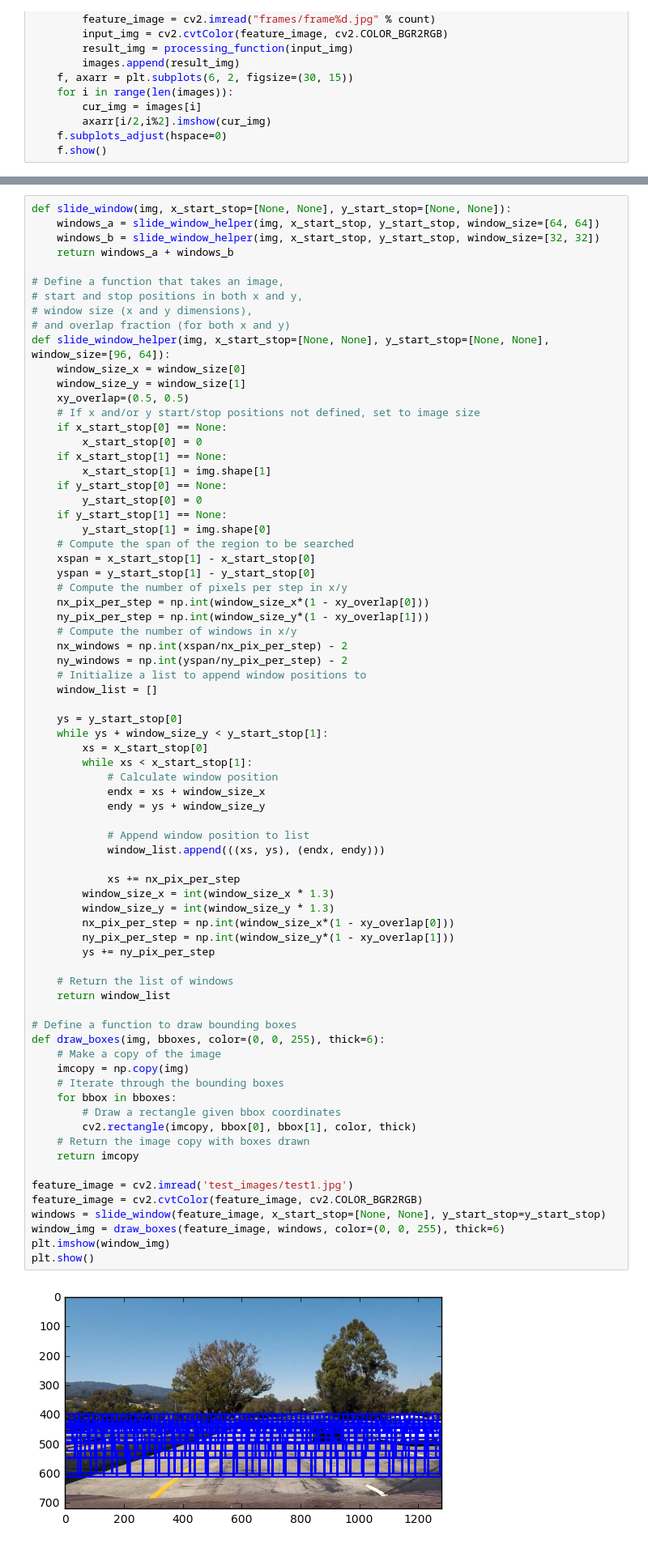
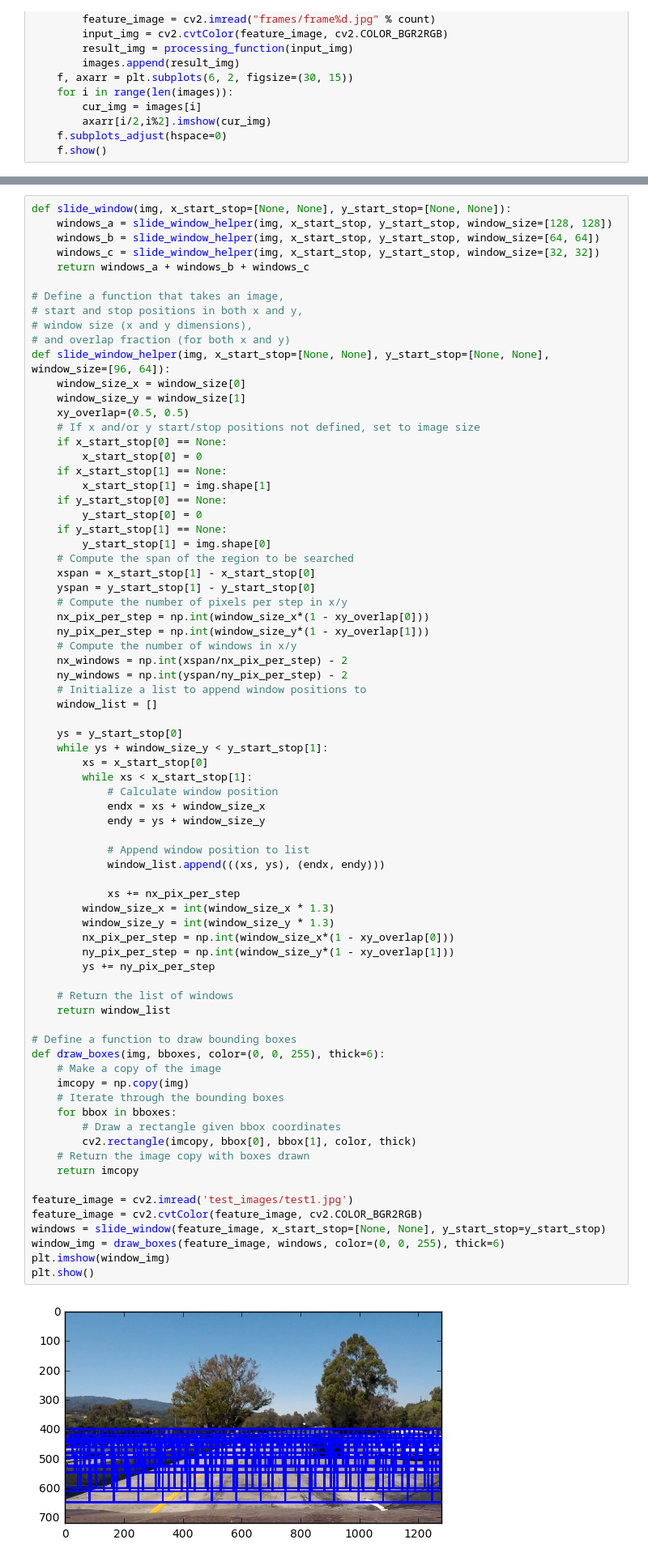
Before and after one commit to ckirksey3/vehicle-detection-with-svm, a Jupyter notebook: VehicleDetection.ipynb, the cells around one changed output, grey strips where cells are left out. Shown at 81% size. Drawn from its saved outputs; the diff is of its cells as text.

```diff
--- a/VehicleDetection.ipynb
+++ b/VehicleDetection.ipynb
@@ -338,8 +338,9 @@ Ultimately I searched on two scales using RGB 3-channel HOG features plus spatia
 # %%
 def slide_window(img, x_start_stop=[None, None], y_start_stop=[None, None]):
-    windows_a = slide_window_helper(img, x_start_stop, y_start_stop, window_size=[64, 64])
-    windows_b = slide_window_helper(img, x_start_stop, y_start_stop, window_size=[32, 32])
-    return windows_a + windows_b
+    windows_a = slide_window_helper(img, x_start_stop, y_start_stop, window_size=[128, 128])
+    windows_b = slide_window_helper(img, x_start_stop, y_start_stop, window_size=[64, 64])
+    windows_c = slide_window_helper(img, x_start_stop, y_start_stop, window_size=[32, 32])
+    return windows_a + windows_b + windows_c
 
 # Define a function that takes an image,
 # start and stop positions in both x and y,
@@ -382,34 +383,34 @@ def slide_window_helper(img, x_start_stop=[None, None], y_start_stop=[None, None
             window_list.append(((xs, ys), (endx, endy)))
 
             xs += nx_pix_per_step
         window_size_x = int(window_size_x * 1.3)
         window_size_y = int(window_size_y * 1.3)
         nx_pix_per_step = np.int(window_size_x*(1 - xy_overlap[0]))
         ny_pix_per_step = np.int(window_size_y*(1 - xy_overlap[1]))
         ys += ny_pix_per_step
 
     # Return the list of windows
     return window_list
 
 # Define a function to draw bounding boxes
 def draw_boxes(img, bboxes, color=(0, 0, 255), thick=6):
     # Make a copy of the image
     imcopy = np.copy(img)
     # Iterate through the bounding boxes
     for bbox in bboxes:
         # Draw a rectangle given bbox coordinates
         cv2.rectangle(imcopy, bbox[0], bbox[1], color, thick)
     # Return the image copy with boxes drawn
     return imcopy
 
 feature_image = cv2.imread('test_images/test1.jpg')
 feature_image = cv2.cvtColor(feature_image, cv2.COLOR_BGR2RGB)
 windows = slide_window(feature_image, x_start_stop=[None, None], y_start_stop=y_start_stop)
 window_img = draw_boxes(feature_image, windows, color=(0, 0, 255), thick=6)
 plt.imshow(window_img)
 plt.show()
 # %% [output]
-[figure, old version]
+[figure, new version]
 # %% [markdown]
 ## Search Windows for Features
 # %%
```
Also changed, not shown: parts of 12 cells of this notebook.
